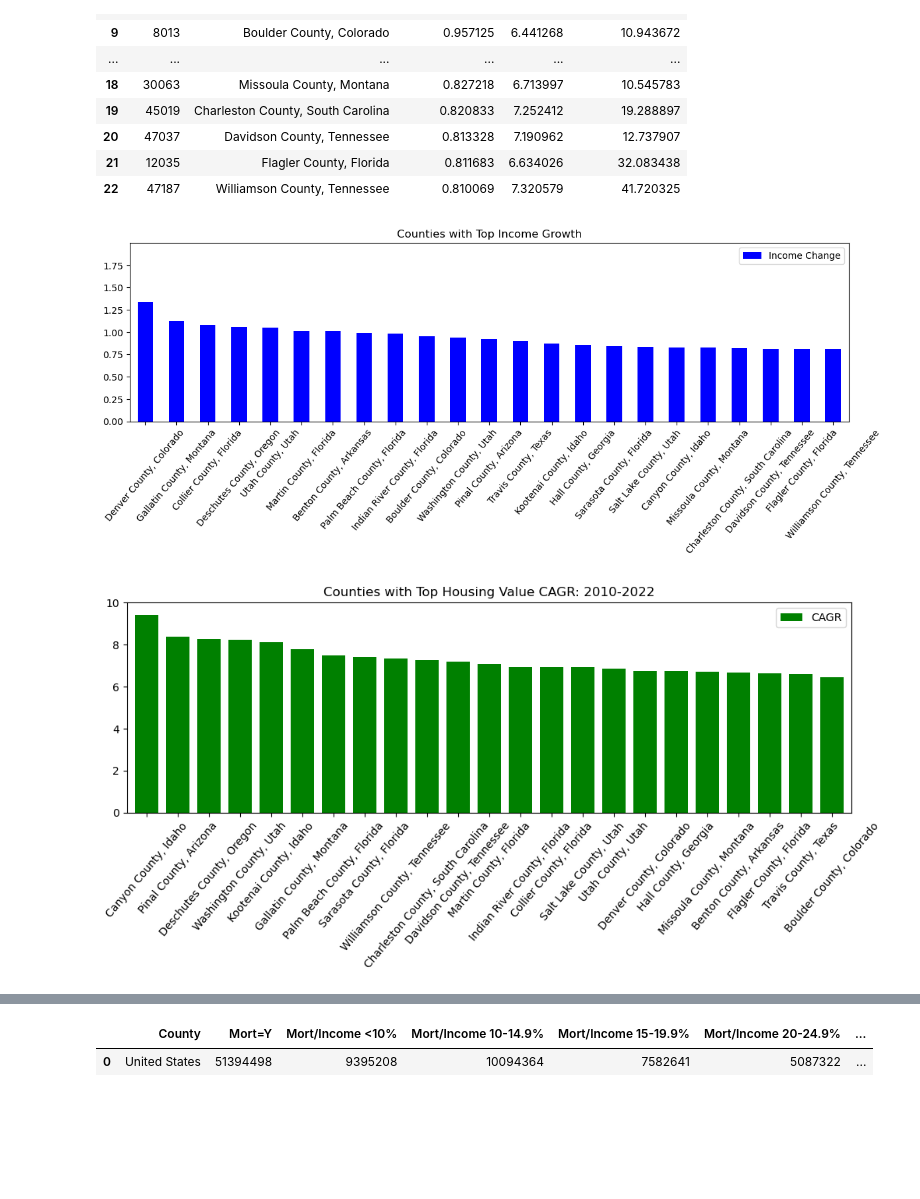
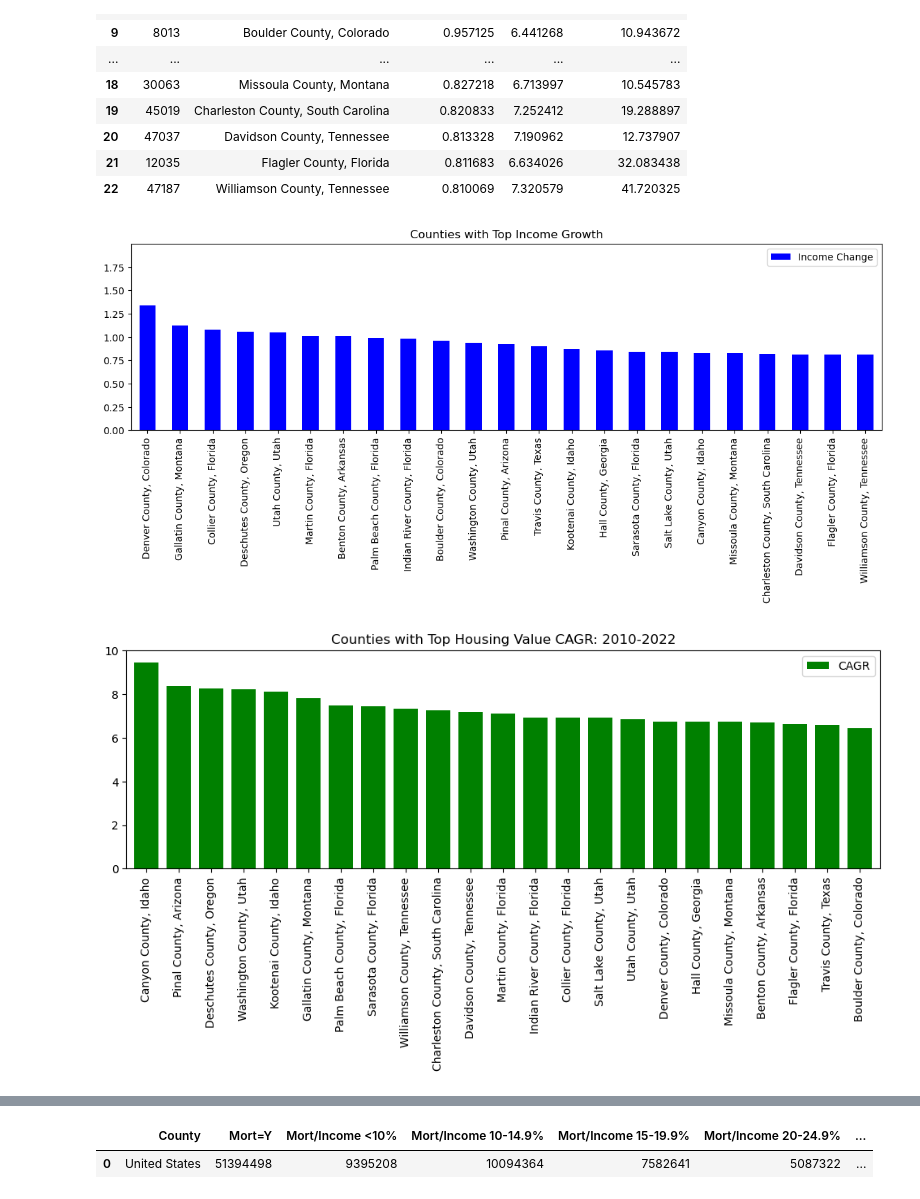
Before and after one commit to dfquinn23/Project_1, a Jupyter notebook: Census/Final_Project_Work_7-21.ipynb, the cells around one changed output, grey strips where cells are left out. Cells and saved outputs as stored; diff of their text form; code cells hidden in the pictures; blank space fills up the shorter version.

Commit message:
In the Final_Project_7-21 file I have a group of visualizations we can hopefully use

```diff
--- a/Census/Final_Project_Work_7-21.ipynb
+++ b/Census/Final_Project_Work_7-21.ipynb
@@ -54,7 +54,7 @@ import pathlib as path
 # print(census_df.head())
 
 # merged_df = pd.merge(county_zillow, census_df, on='GeoFips')
-merged_df2 = pd.read_csv('C:/Users/Daniel Quinn/Desktop/Bootcamp/Working_Copy_Project_1/01_MergedData/data/top_counties.csv')
+merged_df2 = pd.read_csv('C:/Users/Daniel Quinn/Desktop/Bootcamp/Project_1_Working_Copy/01_MergedData/data/top_counties.csv')
 merged_df2.sort_values("Total Growth Rate", ascending = False)
 # %% [output]
 |  | Unnamed: 0 | GeoFips | GeoName | Income Change | CAGR | Total Growth Rate |
@@ -109,25 +109,25 @@ initial_df23
 # %%
 #Graphing income growth only:
 
 income_growth = initial_df23.groupby('County').mean()
 top_20_income = income_growth.sort_values(by='Income Change', ascending=False)
 
-income_all_chart = top_20_income.plot.bar(y="Income Change", rot=50, width=.5, figsize=(14,3.5), ylim=(0,2),
+income_all_chart = top_20_income.plot.bar(y="Income Change", rot=90, width=.5, figsize=(14,3.5), ylim=(0,2),
                          title="Counties with Top Income Growth",
                          yticks=[0,.25,.5,.75,1,1.25,1.5,1.75], xlabel='', color='blue')
 # %% [output]
-[figure, old version]
+[figure, new version]
 # %%
 #Graphing housing growth only:
 
 housing_growth = initial_df2.groupby('GeoName').mean()
 top_20_housing = housing_growth.sort_values(by='CAGR', ascending=False)
 
-housing_all_chart = top_20_housing.plot.bar(y="CAGR", rot=50, width=.75, figsize=(12,3.5), ylim=(0,10),
+housing_all_chart = top_20_housing.plot.bar(y="CAGR", rot=90, width=.75, figsize=(12,3.5), ylim=(0,10),
                          title="Counties with Top Housing Value CAGR: 2010-2022",
                          yticks=[0,2,4,6,8,10], xlabel='', color='green')
 # %% [output]
-[figure, old version]
+[figure, new version]
 # %%
 #Graphing population growth only:
 
```
Also changed, not shown: parts of 11 cells of this notebook, 2 other files.
